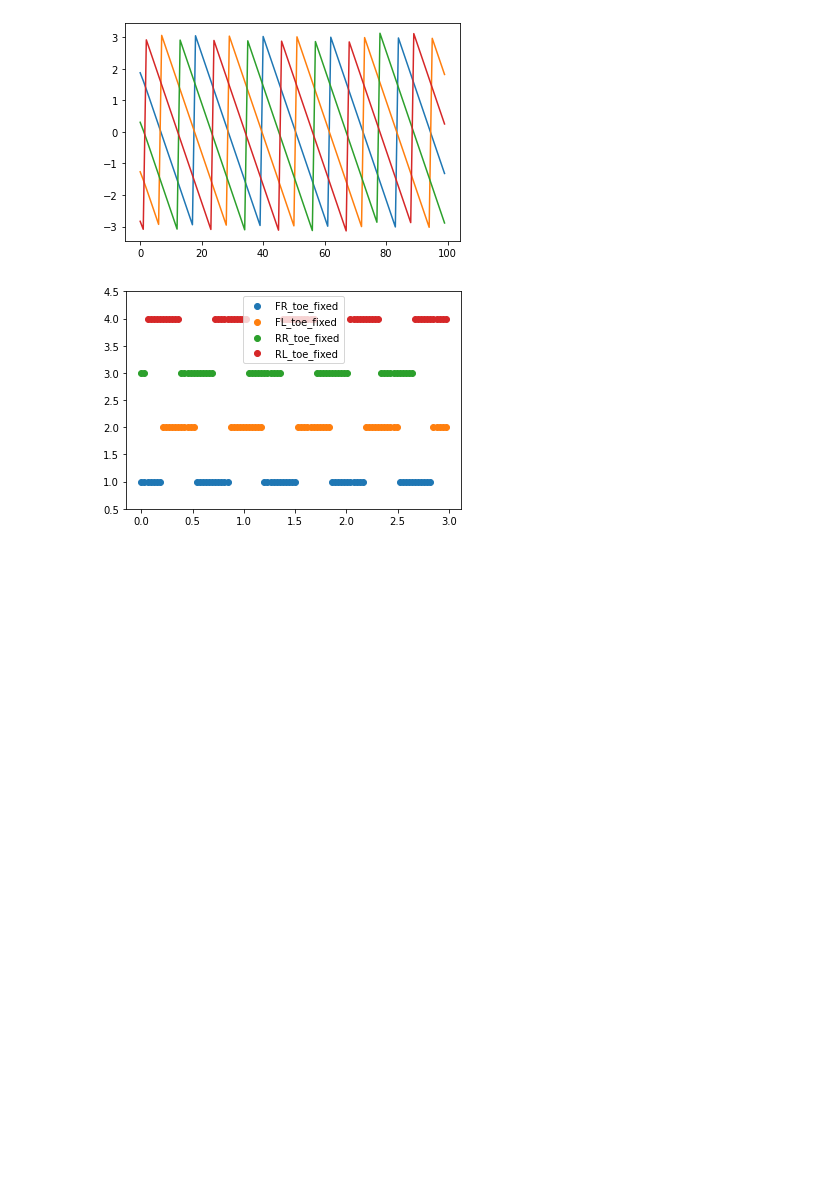
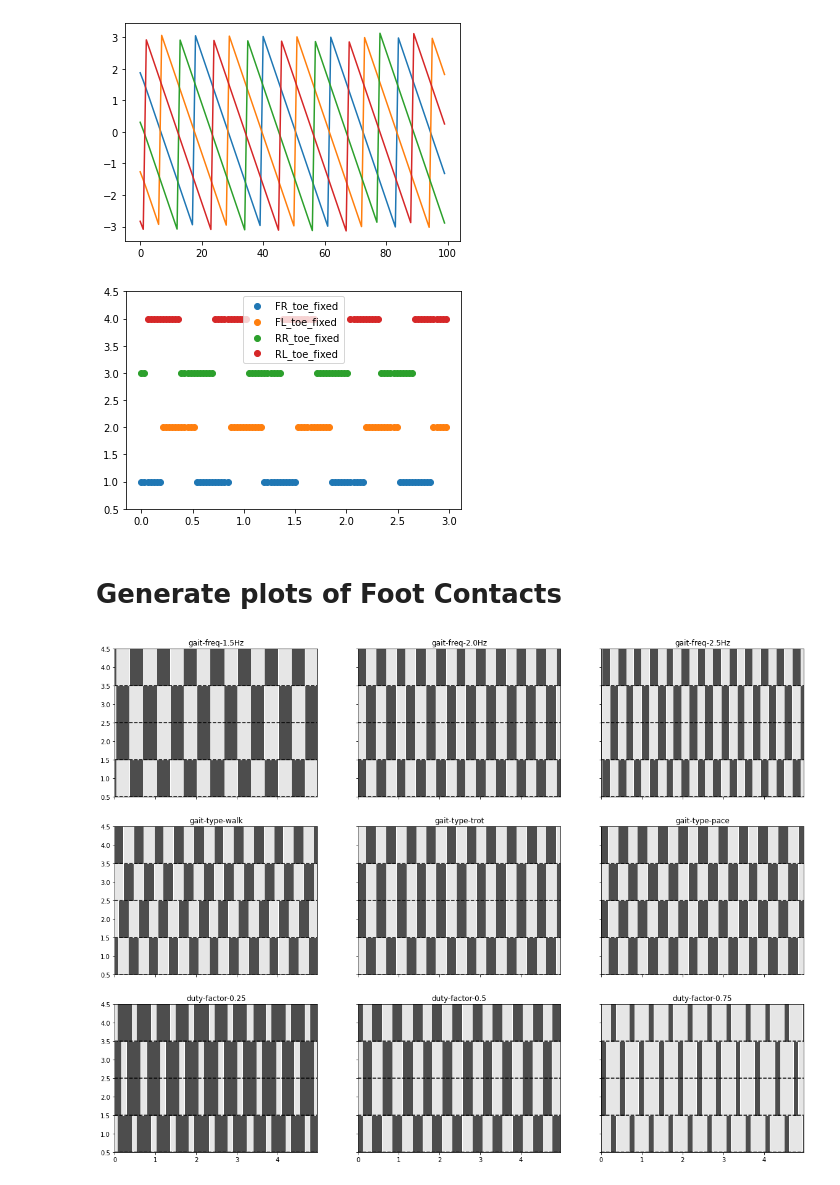
Before and after one commit to mcx-lab/rl-baselines3-zoo, a Jupyter notebook: notebooks/test_phase_cpg.ipynb, the cells around one changed output. Saved outputs shown, nothing was run; the diff lists cells and outputs as text; code cells hidden in the pictures; blank space fills up the shorter version.

Commit message:
Add notebook to generate plots

```diff
--- a/notebooks/test_phase_cpg.ipynb
+++ b/notebooks/test_phase_cpg.ipynb
@@ -10,7 +10,7 @@ params = CPGParameters(
     beta=0.5,
     gamma=50.0,
     period=1 / 1.5,
-    dt=0.030,  # 0.03 seconds = 0.001 sim_time_step * 30 action_repeat
+    dt=0.025,  # 0.025 seconds = 0.001 sim_time_step * 25 action_repeat
 )
 
 phase_offsets = {
@@ -67,3 +67,5 @@ plt.legend()
 [figure]
 [figure]
 [figure]
+# %% [markdown]
+# Generate plots of Foot Contacts
@@ -69,0 +146,36 @@ plt.legend()
+# %%
+import matplotlib.pyplot as plt
+
+light_gray = (0.3, 0.3, 0.3, 1)
+near_black = (0.9, 0.9, 0.9, 1)
+
+def plot_foot_contacts(ax, time, foot_contacts, title):
+
+    for i in range(4):
+        # Select timesteps where foot is on ground
+        ground_idx = foot_contacts[:,i] == 1
+        air_idx = foot_contacts[:,i] != 1
+        foot_time = time[ground_idx]
+        foot_fc = (i+1,) * foot_time.shape[0] # foot_names[i] * foot_time.shape[0]
+
+        # ax.scatter(foot_time, foot_fc)
+        ax.set_title(title)
+        ax.axhline(y=i+0.5, color='black', linestyle='--')
+        ax.fill_between(time, i+0.5, i+1.5, where=ground_idx, color = near_black)
+        ax.fill_between(time, i+0.5, i+1.5, where=air_idx, color=light_gray)
+
+
+
+fig, ax = plt.subplots(3, 3, figsize=(20, 15), sharey=True, sharex=True)
+# ax[0,0].set_yticks(foot_names)
+ax[0,0].set_ylim(0.5, 4.5)
+ax[0,0].set_xlim(0, time[-1])
+for i, (name, fc) in enumerate(vary_freq_foot_contacts):
+    plot_foot_contacts(ax[0,i], time, fc, title = name)
+for i, (name, fc) in enumerate(vary_gait_foot_contacts):
+    plot_foot_contacts(ax[1,i], time, fc, title = name)
+for i, (name, fc) in enumerate(vary_duty_foot_contacts):
+    plot_foot_contacts(ax[2,i], time, fc, title = name)
+fig.show()
+# %% [output]
+[figure, added]
```
Also changed, not shown: parts of 2 cells of this notebook.
